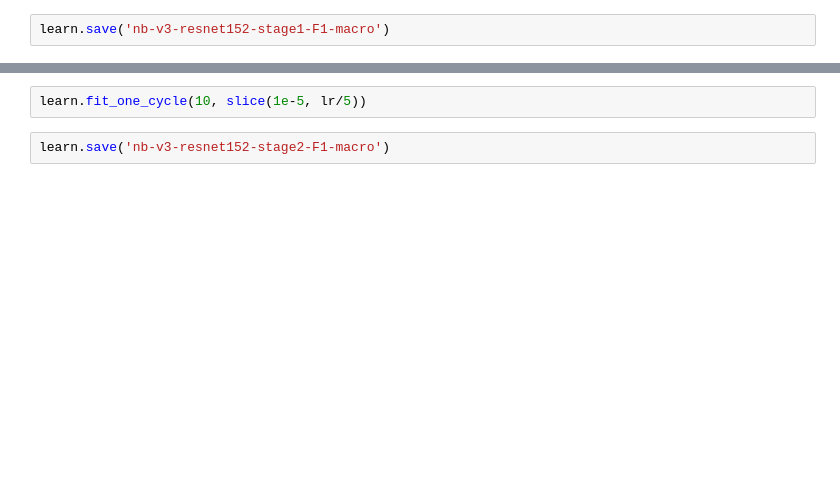
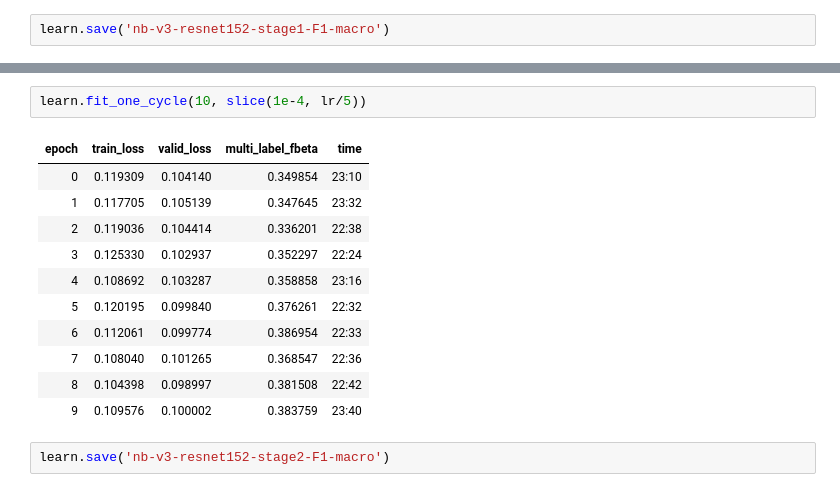
Before and after one commit to AksChougule/kaggle-competitions, a Jupyter notebook: human-protein-atlas/model-v3.ipynb, the cells around one changed output, grey strips where cells are left out. Cells and saved outputs as stored; diff of their text form; blank space fills up the shorter version.

```diff
--- a/human-protein-atlas/model-v3.ipynb
+++ b/human-protein-atlas/model-v3.ipynb
@@ -203,4 +209,16 @@ learn.recorder.plot()
 # %%
-learn.fit_one_cycle(10, slice(1e-5, lr/5))
+learn.fit_one_cycle(10, slice(1e-4, lr/5))
+# %% [output]
+| epoch | train_loss | valid_loss | multi_label_fbeta | time |
+| 0 | 0.119309 | 0.104140 | 0.349854 | 23:10 |
+| 1 | 0.117705 | 0.105139 | 0.347645 | 23:32 |
+| 2 | 0.119036 | 0.104414 | 0.336201 | 22:38 |
+| 3 | 0.125330 | 0.102937 | 0.352297 | 22:24 |
+| 4 | 0.108692 | 0.103287 | 0.358858 | 23:16 |
+| 5 | 0.120195 | 0.099840 | 0.376261 | 22:32 |
+| 6 | 0.112061 | 0.099774 | 0.386954 | 22:33 |
+| 7 | 0.108040 | 0.101265 | 0.368547 | 22:36 |
+| 8 | 0.104398 | 0.098997 | 0.381508 | 22:42 |
+| 9 | 0.109576 | 0.100002 | 0.383759 | 23:40 |
 # %%
 learn.save('nb-v3-resnet152-stage2-F1-macro')
```
Also changed, not shown: parts of 27 cells of this notebook.
